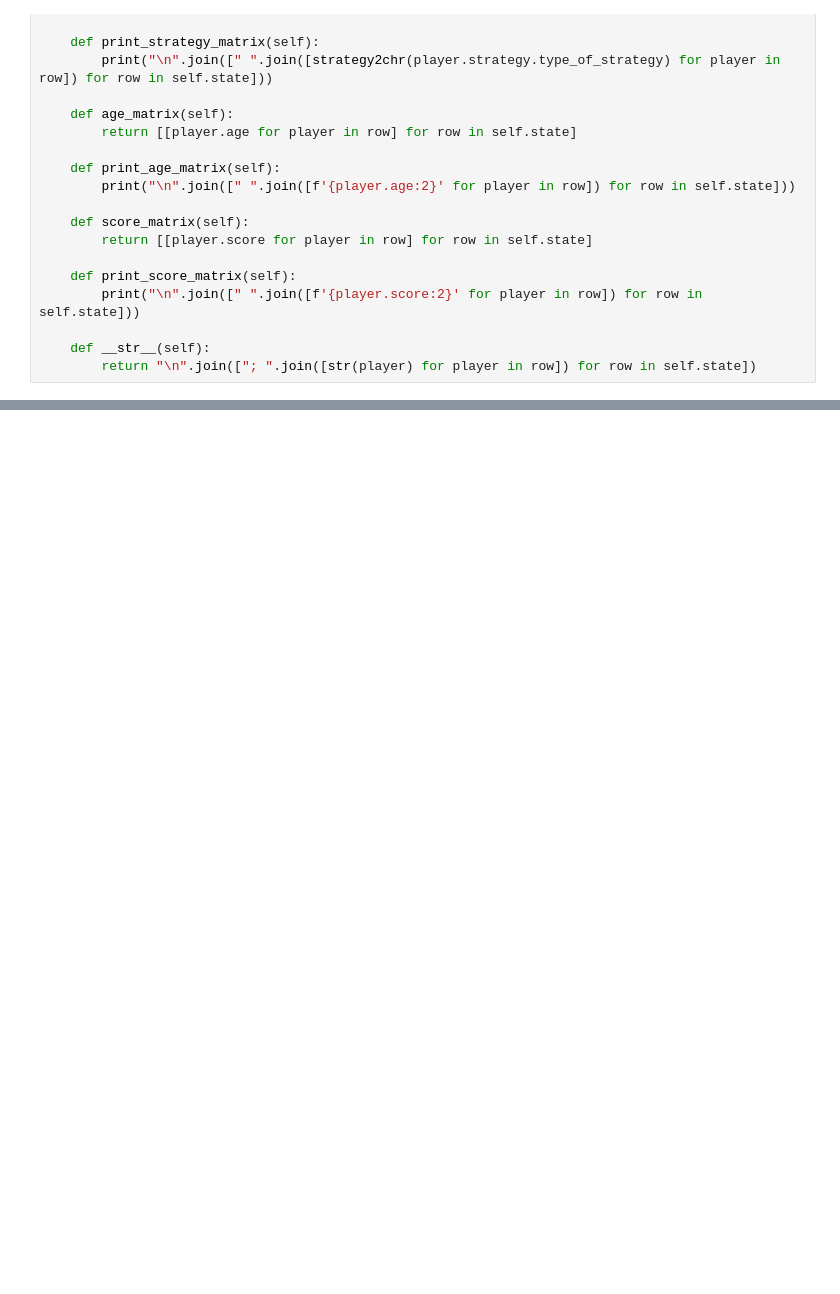
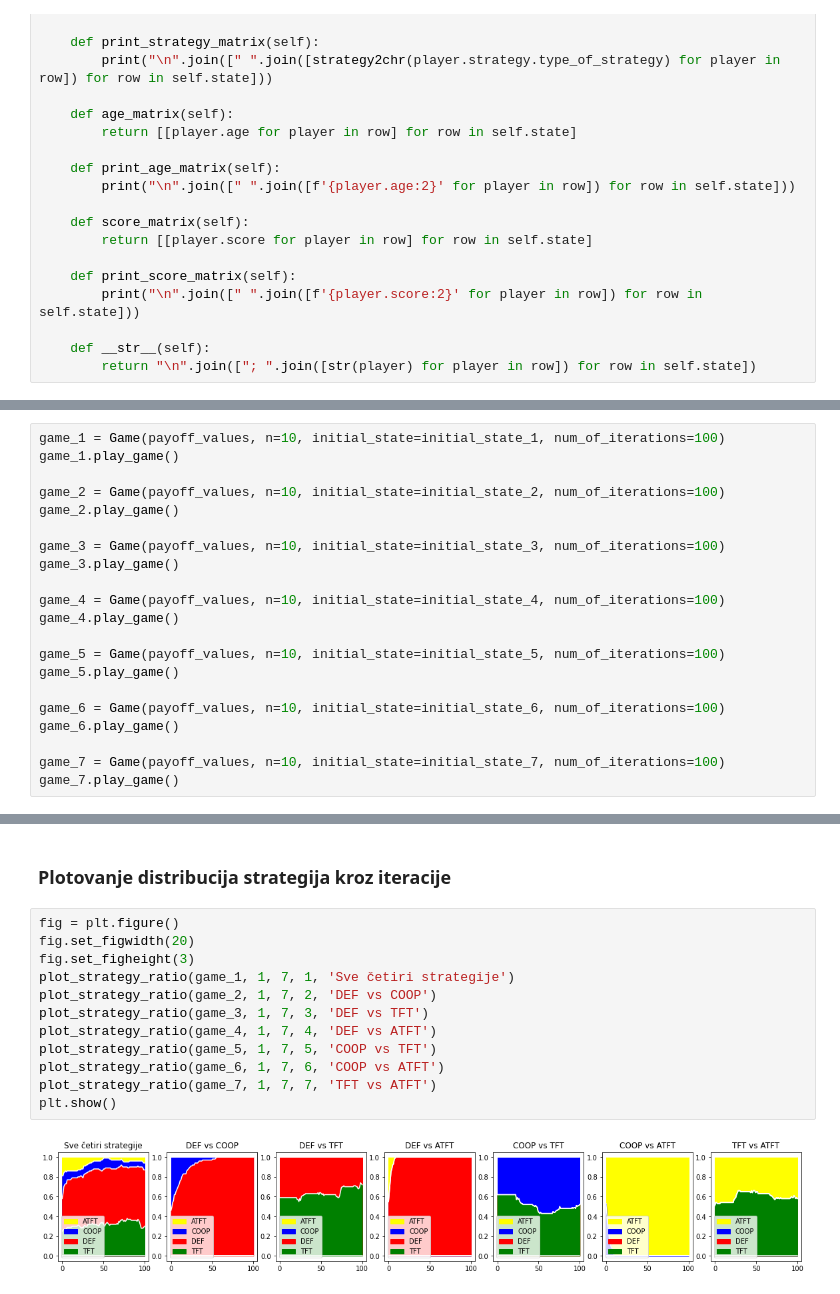
Before and after one commit to VukanAntic/ph_in_evolutionary_games, a Jupyter notebook: scripts/prisoners_dilemma.ipynb, the cells around one changed output, grey strips where cells are left out. Saved outputs shown, nothing was run; the diff lists cells and outputs as text; blank space fills up the shorter version.

Commit message:
Add: Plotting strategy distributions

```diff
--- a/scripts/prisoners_dilemma.ipynb
+++ b/scripts/prisoners_dilemma.ipynb
@@ -415,0 +414,21 @@ plot_strategy_ratio(game)
+# %%
+game_1 = Game(payoff_values, n=10, initial_state=initial_state_1, num_of_iterations=100)
+game_1.play_game()
+
+game_2 = Game(payoff_values, n=10, initial_state=initial_state_2, num_of_iterations=100)
+game_2.play_game()
+
+game_3 = Game(payoff_values, n=10, initial_state=initial_state_3, num_of_iterations=100)
+game_3.play_game()
+
+game_4 = Game(payoff_values, n=10, initial_state=initial_state_4, num_of_iterations=100)
+game_4.play_game()
+
+game_5 = Game(payoff_values, n=10, initial_state=initial_state_5, num_of_iterations=100)
+game_5.play_game()
+
+game_6 = Game(payoff_values, n=10, initial_state=initial_state_6, num_of_iterations=100)
+game_6.play_game()
+
+game_7 = Game(payoff_values, n=10, initial_state=initial_state_7, num_of_iterations=100)
+game_7.play_game()
@@ -415,0 +453,16 @@ plot_strategy_ratio(game)
+# %% [markdown]
+### Plotovanje distribucija strategija kroz iteracije
+# %%
+fig = plt.figure()
+fig.set_figwidth(20)
+fig.set_figheight(3)
+plot_strategy_ratio(game_1, 1, 7, 1, 'Sve četiri strategije')
+plot_strategy_ratio(game_2, 1, 7, 2, 'DEF vs COOP')
+plot_strategy_ratio(game_3, 1, 7, 3, 'DEF vs TFT')
+plot_strategy_ratio(game_4, 1, 7, 4, 'DEF vs ATFT')
+plot_strategy_ratio(game_5, 1, 7, 5, 'COOP vs TFT')
+plot_strategy_ratio(game_6, 1, 7, 6, 'COOP vs ATFT')
+plot_strategy_ratio(game_7, 1, 7, 7, 'TFT vs ATFT')
+plt.show()
+# %% [output]
+[figure, added]
```
Also changed, not shown: parts of 12 cells of this notebook.
